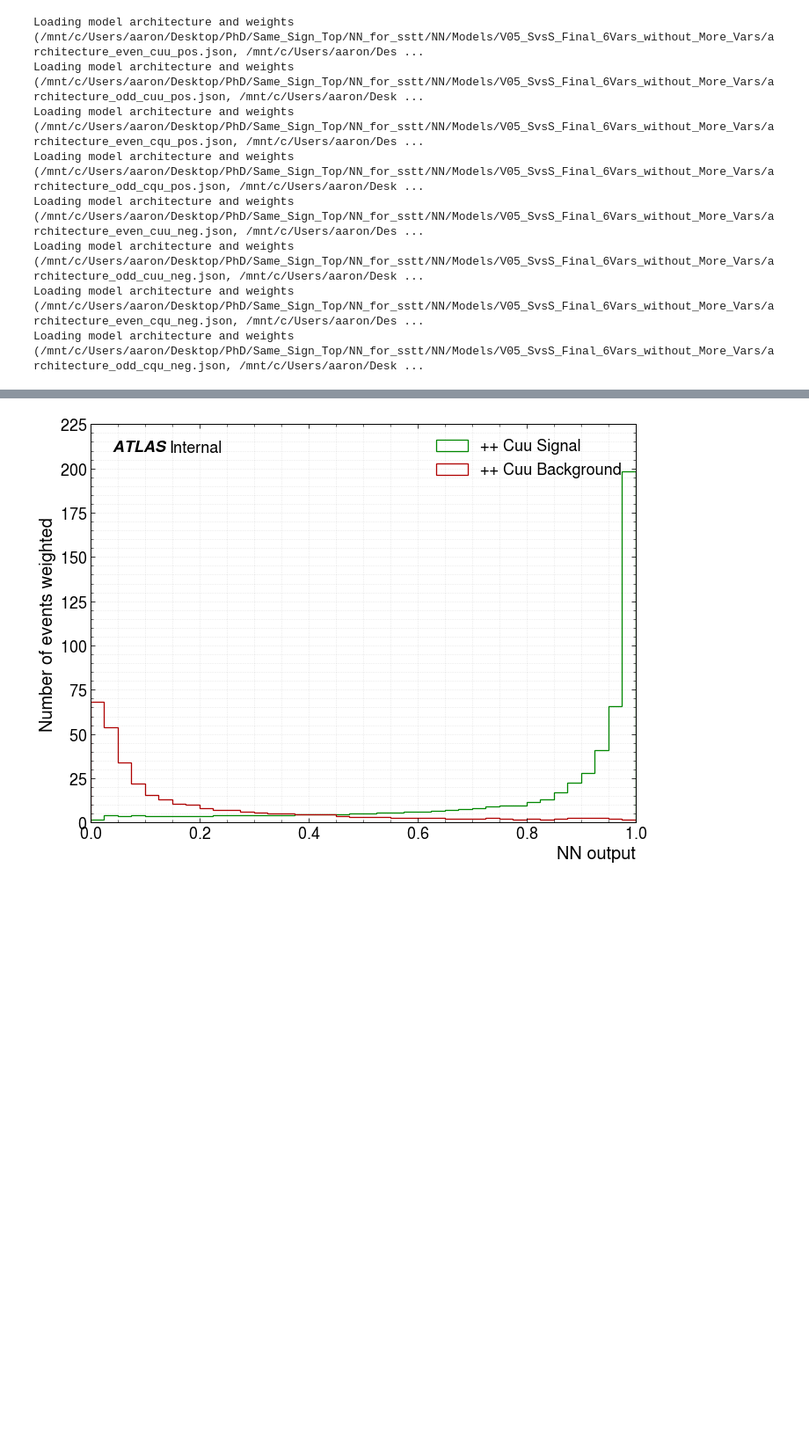
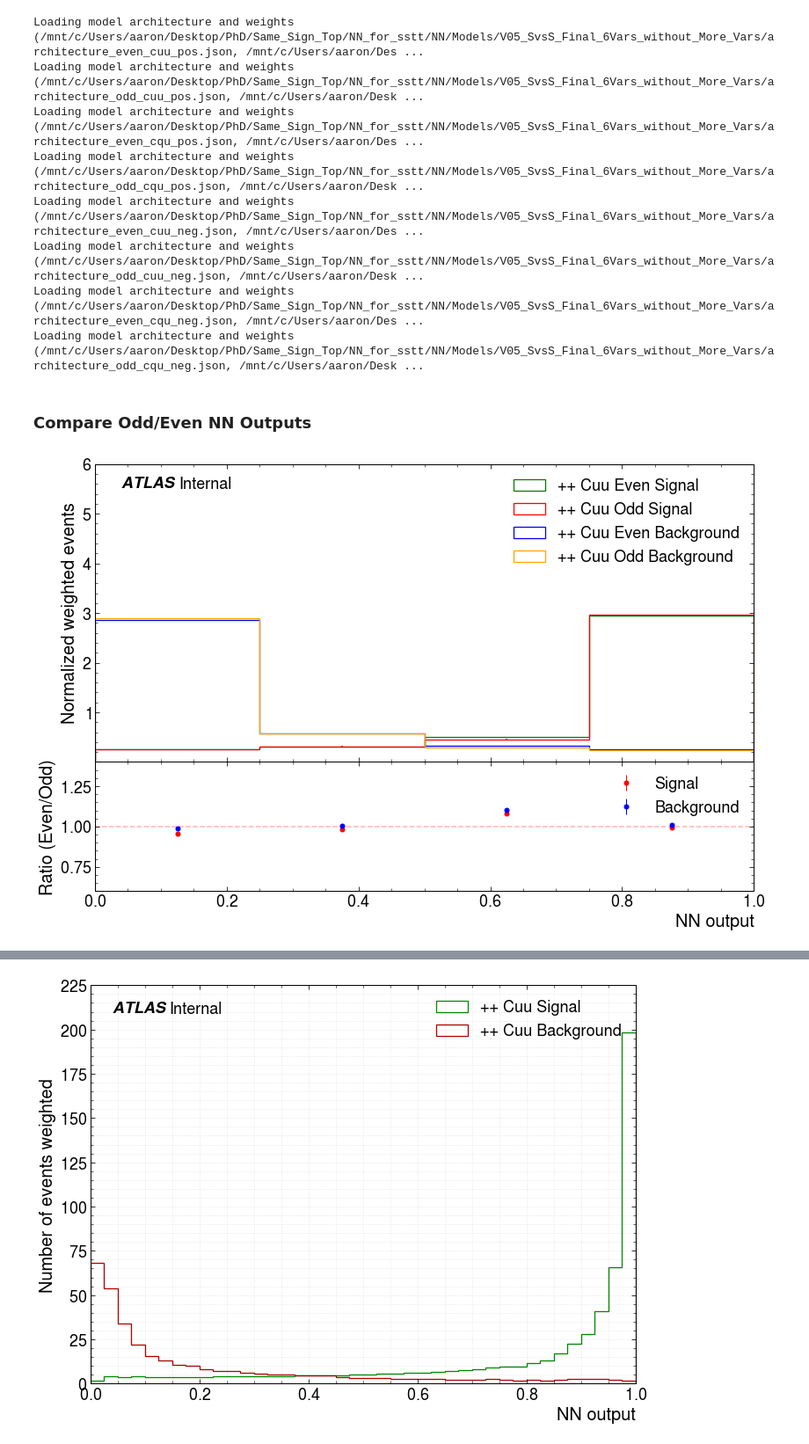
Before and after one commit to AaronvanderGraaf/NN_for_sstt, a Jupyter notebook: NN/SvsS_Final_6Vars_without_More_Vars.ipynb, the cells around one changed output, grey strips where cells are left out. Shown at 88% size. Saved outputs shown, nothing was run; the diff lists cells and outputs as text; code cells hidden in the pictures; blank space fills up the shorter version.

```diff
--- a/NN/SvsS_Final_6Vars_without_More_Vars.ipynb
+++ b/NN/SvsS_Final_6Vars_without_More_Vars.ipynb
@@ -1043,3 +1076,5 @@ weights_cuu_neg = np.concatenate([weights5, weights6])
 pred_cqu_neg = np.concatenate([pred7, pred8])
 truth_cqu_neg = np.concatenate([truth7, truth8])
 weights_cqu_neg = np.concatenate([weights7, weights8])
+# %% [markdown]
+### Compare Odd/Even NN Outputs
@@ -1045,0 +1157,6 @@ weights_cqu_neg = np.concatenate([weights7, weights8])
+# %%
+Hist1 = [pred1, truth1, weights1, "++ Cuu Even"]
+Hist2 = [pred2, truth2, weights2, "++ Cuu Odd"]
+Compare_Odd_Even_Plots(Hist1, Hist2, "Pos_Cuu_DNN-Output_Weighted-Compare-Odd-Even.png")
+# %% [output]
+[figure, added]
```
Also changed, not shown: parts of 16 cells of this notebook, 20 other files.
